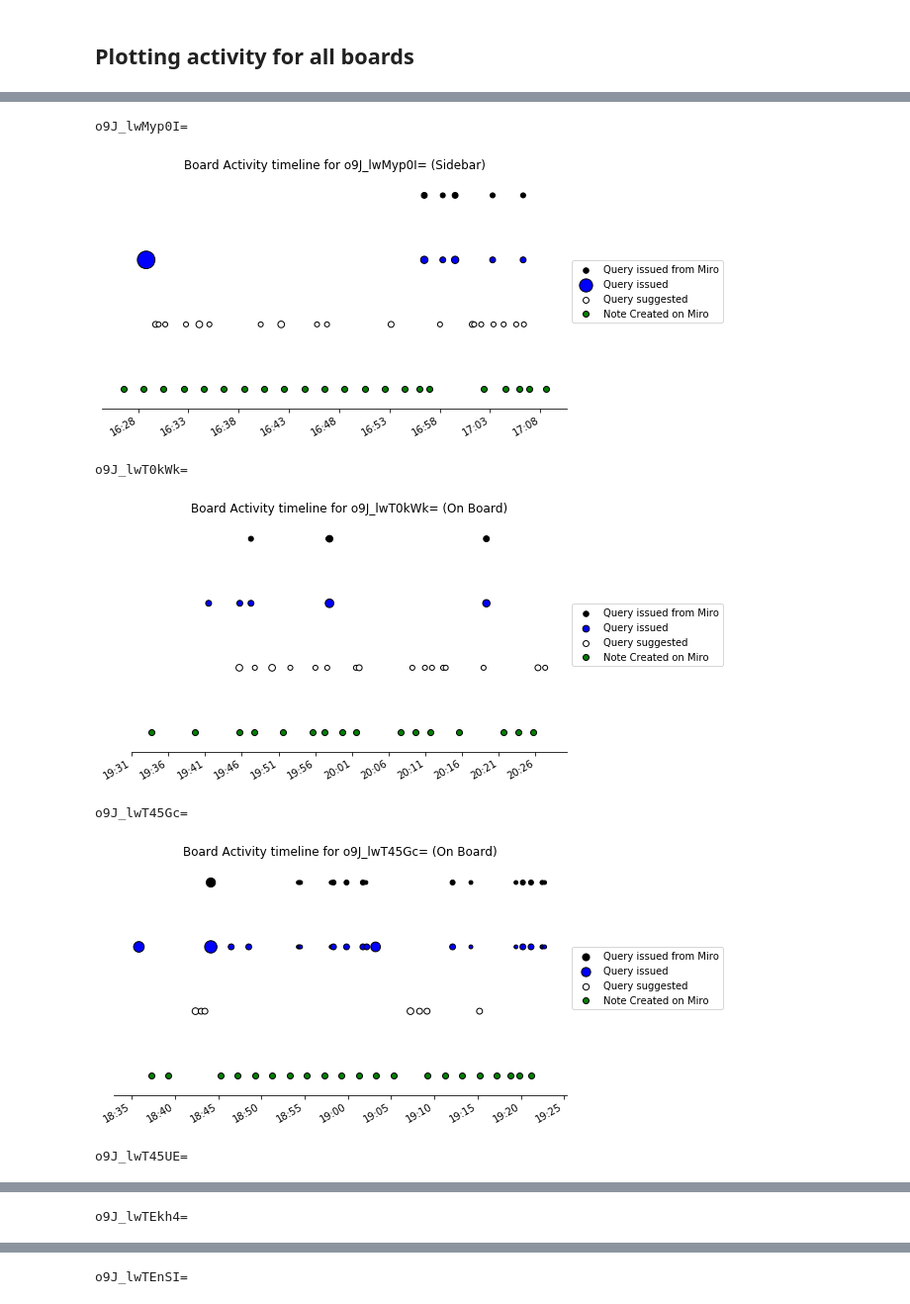
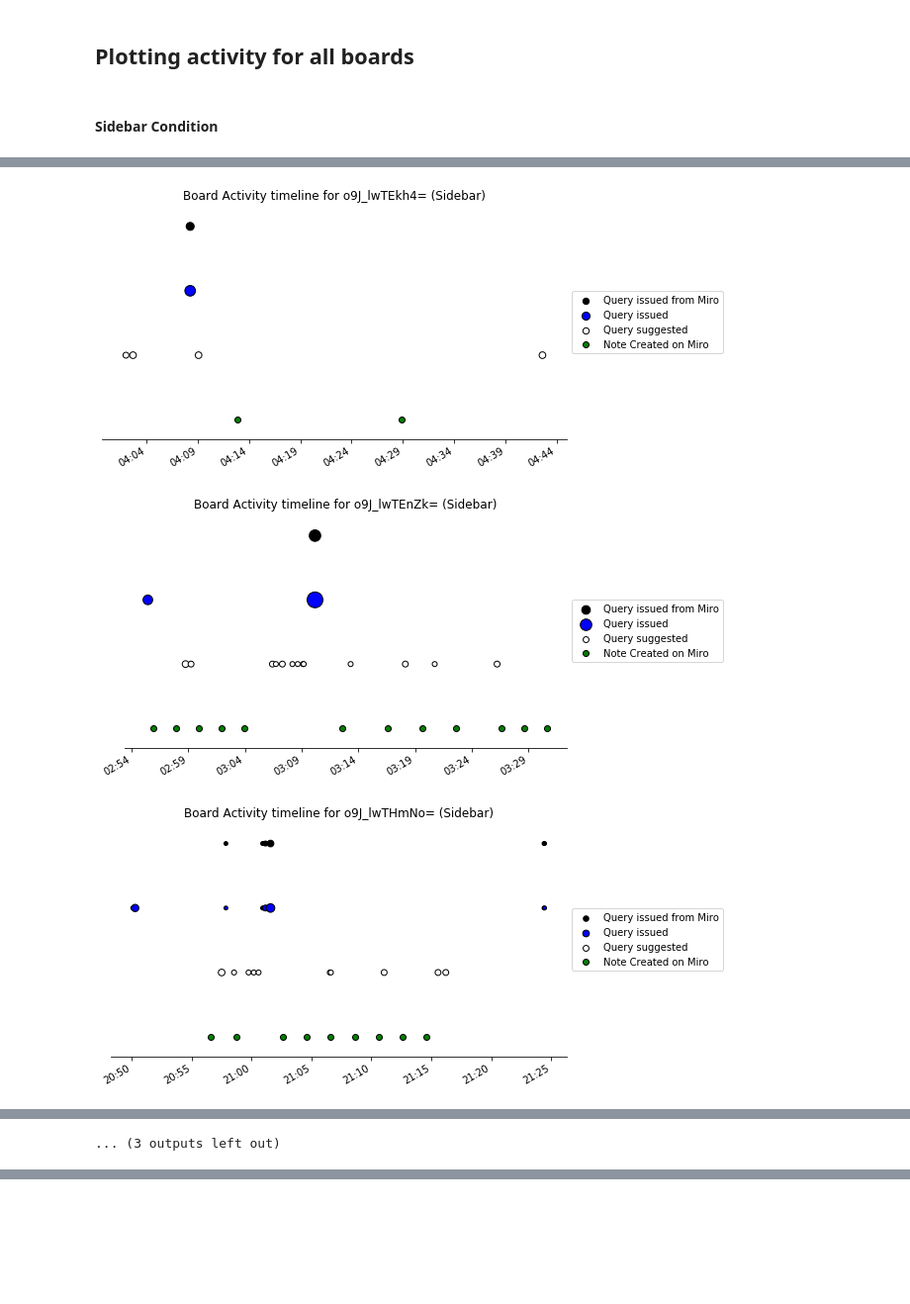
Before and after one commit to creativecolab/IntegratedSearch, a Jupyter notebook: DataAnalysis/DataCollection.ipynb, the cells around one changed output, grey strips where cells are left out. Shown at 99% size. Saved outputs shown, nothing was run; the diff lists cells and outputs as text; code cells hidden in the pictures; blank space fills up the shorter version.

```diff
--- a/DataAnalysis/DataCollection.ipynb
+++ b/DataAnalysis/DataCollection.ipynb
@@ -110,0 +88,7 @@ boardInfo=boardInfo.drop(['o9J_lwrV0Y8=',''])
+# %%
+boardInfo=pd.read_csv('boardInfo.csv')
+boardInfo=boardInfo.set_index('boardId')
+boardInfo=boardInfo.drop(['o9J_lyYiALg=','o9J_lwrV0Y8=', 'o9J_lwrV0RU=', 'o9J_lwrV0c8='])
+sidebarBoards=boardInfo[boardInfo['studyType']=='Sidebar']
+onboardBoards=boardInfo[boardInfo['studyType']=='On Board']
+sidebarBoards
@@ -769,7 +771,8 @@ plot_board_activity(boardId)
 # %% [markdown]
 ## Plotting activity for all boards
+# %% [markdown]
+#### Sidebar Condition
 # %%
-for boardId in browser_df_joined['boardId'].unique():
-    print(boardId)
+for boardId in sidebarBoards.index.unique():
     plot_board_activity(boardId)
 # %% [output]
@@ -775,0 +781,3 @@ for boardId in browser_df_joined['boardId'].unique():
+[figure, new version]
+[figure, new version]
+[figure, new version]
@@ -776,7 +791 @@ for boardId in browser_df_joined['boardId'].unique():
-o9J_lwMyp0I=
+... (3 outputs left out)
-[figure]
-o9J_lwT0kWk=
-[figure, old version]
-o9J_lwT45Gc=
-[figure, old version]
-o9J_lwT45UE=
@@ -784 +791,0 @@ o9J_lwT45UE=
-o9J_lwTEkh4=
@@ -786 +791,0 @@ o9J_lwTEkh4=
-o9J_lwTEnSI=
```
Also changed, not shown: parts of 33 cells of this notebook.
